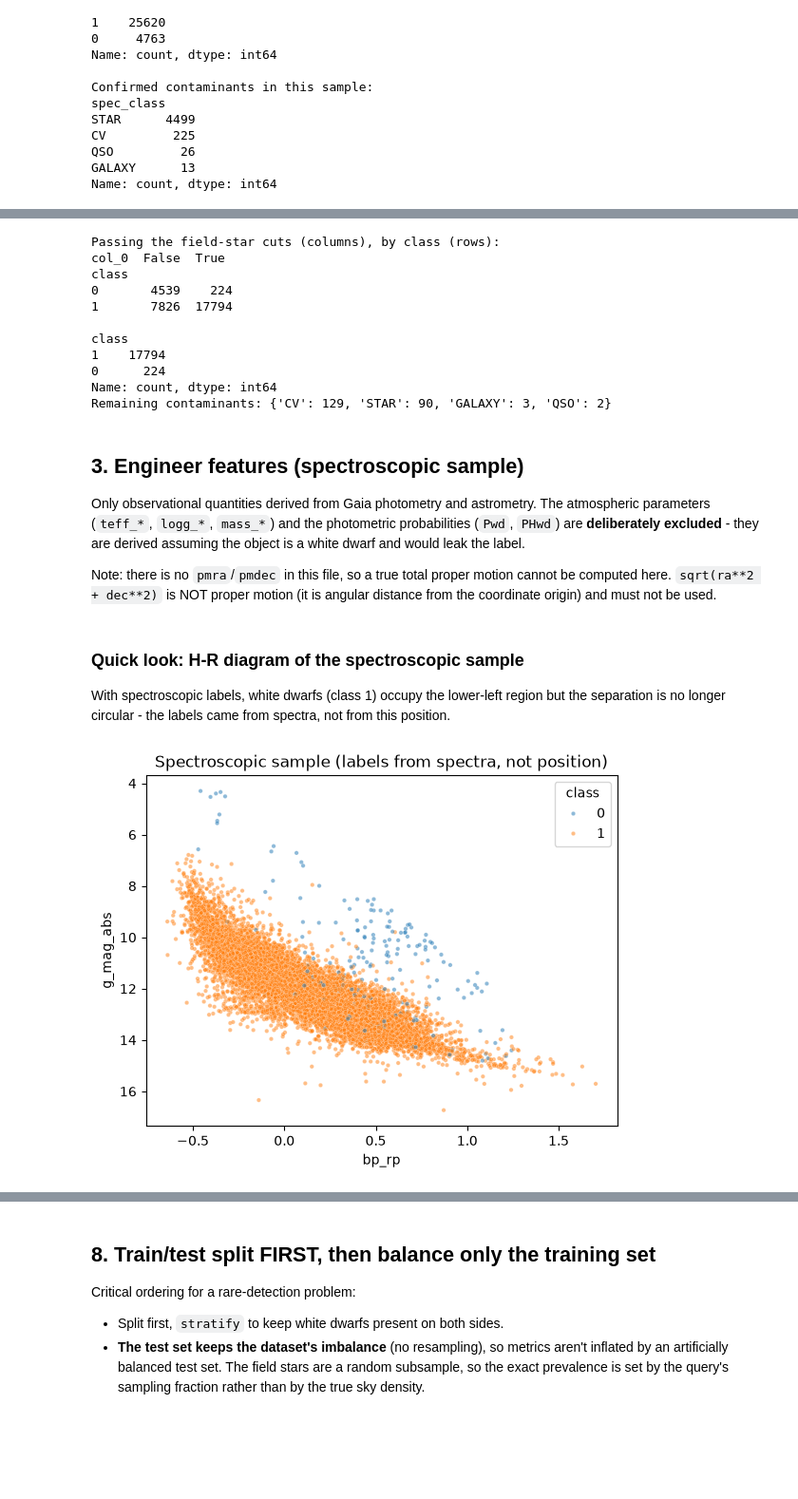
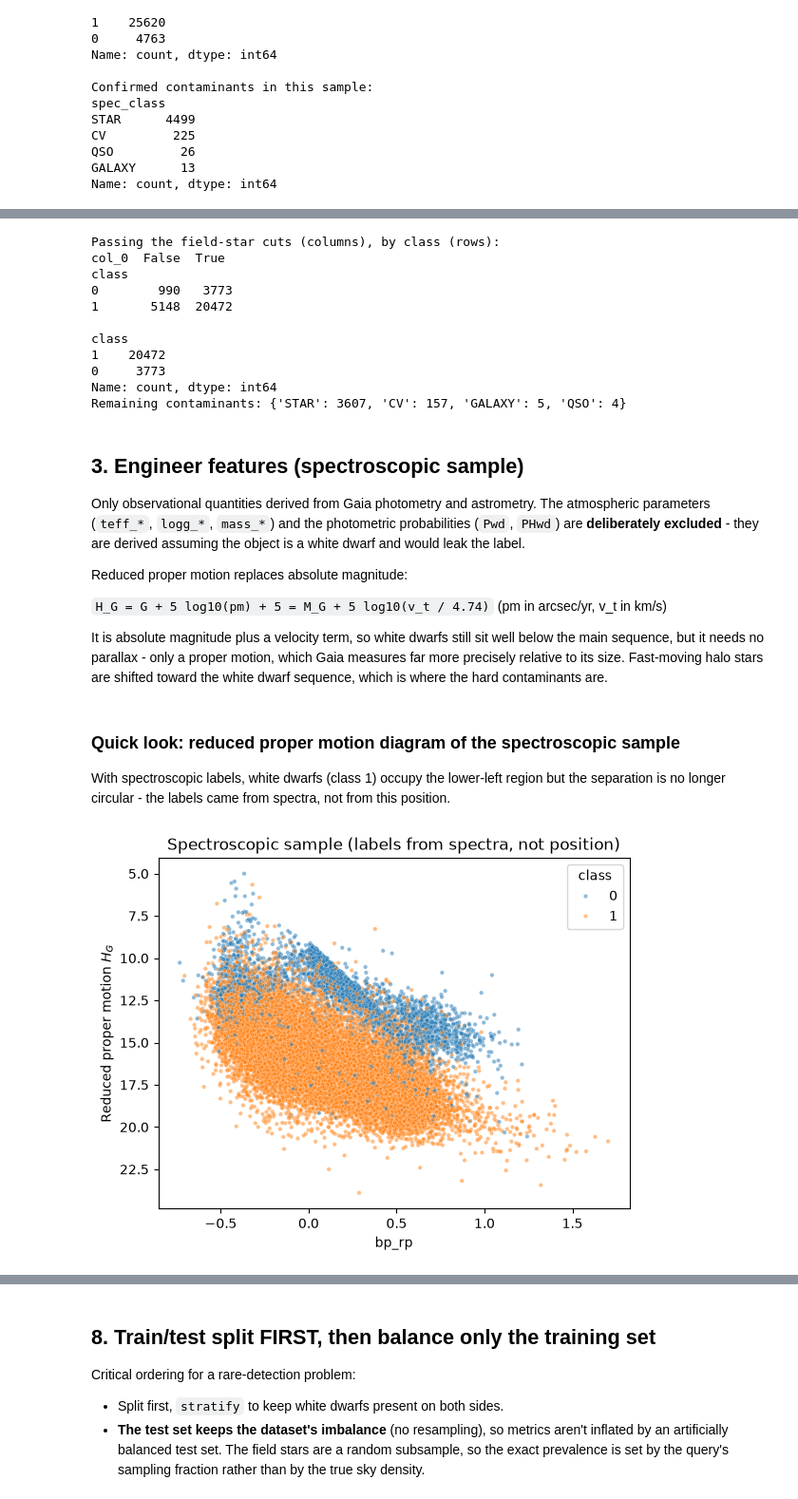
Before and after one commit to DhLYa/WD-Classification, a Jupyter notebook: notebooks/02_wd_classification.ipynb, the cells around one changed output, grey strips where cells are left out. Shown at 95% size. Saved outputs shown, nothing was run; the diff lists cells and outputs as text; code cells hidden in the pictures; blank space fills up the shorter version.

```diff
--- a/notebooks/02_wd_classification.ipynb
+++ b/notebooks/02_wd_classification.ipynb
@@ -141,32 +160,38 @@ both, at the cost of noisier absolute magnitudes.
 # %%
-k = 2.5 / np.log(10)   # converts a magnitude error to flux signal-to-noise
-selection = (
-    (wd_df['parallax'] >= 1)
-    & (wd_df['parallax'] / wd_df['parallax_error'] >= 5)
-    & (k / wd_df['phot_g_mean_mag_error'] >= 50)
-    & (k / wd_df['phot_bp_mean_mag_error'] >= 10)
-    & (k / wd_df['phot_rp_mean_mag_error'] >= 10)
-    & (wd_df['phot_g_mean_mag'] < 20.7)
-)
+def passes_selection(df):
+    """The field-star query's WHERE clause, applied in pandas. Keep in sync with queries/field_v3_pm.sql."""
+    pm_snr = df["pm"]**2 / np.sqrt((df["pmra"] * df["pmra_error"])**2 + (df["pmdec"] * df["pmdec_error"])**2)
+    return (
+        (df["phot_g_mean_mag"] < 20.7)
+        & (df["phot_g_mean_flux_over_error"] >= 50)
+        & (df["phot_bp_mean_flux_over_error"] >= 10)
+        & (df["phot_rp_mean_flux_over_error"] >= 10)
+        & (df["ruwe"] < 1.4)
+        & (pm_snr >= 5)
+        & (df["b"].abs() >= 20) & (df["dec"] >= -10)
+    )
+
+
+selection = passes_selection(wd_df)
 print("Passing the field-star cuts (columns), by class (rows):")
-print(pd.crosstab(wd_df['class'], selection))
+print(pd.crosstab(wd_df["class"], selection))
 
 wd_df = wd_df[selection].copy()
 print()
-print(wd_df['class'].value_counts())
-print("Remaining contaminants:", wd_df.loc[wd_df['class'] == 0, 'spec_class'].value_counts().to_dict())
+print(wd_df["class"].value_counts())
+print("Remaining contaminants:", wd_df.loc[wd_df["class"] == 0, "spec_class"].value_counts().to_dict())
 # %% [output]
 Passing the field-star cuts (columns), by class (rows):
 col_0  False  True
 class
-0       4539    224
-1       7826  17794
+0        990   3773
+1       5148  20472
 
 class
-1    17794
-0      224
+1    20472
+0     3773
 Name: count, dtype: int64
-Remaining contaminants: {'CV': 129, 'STAR': 90, 'GALAXY': 3, 'QSO': 2}
+Remaining contaminants: {'STAR': 3607, 'CV': 157, 'GALAXY': 5, 'QSO': 4}
 # %% [markdown]
 ## 3. Engineer features (spectroscopic sample)
 
@@ -175,25 +200,37 @@ parameters (`teff_*`, `logg_*`, `mass_*`) and the photometric probabilities (`Pw
 **deliberately excluded** - they are derived assuming the object is a white dwarf and would leak
 the label.
 
-Note: there is no `pmra`/`pmdec` in this file, so a true total proper motion cannot be computed
-here. `sqrt(ra**2 + dec**2)` is NOT proper motion (it is angular distance from the coordinate
-origin) and must not be used.
+Reduced proper motion replaces absolute magnitude:
+
+`H_G = G + 5 log10(pm) + 5 = M_G + 5 log10(v_t / 4.74)`   (pm in arcsec/yr, v_t in km/s)
+
+It is absolute magnitude plus a velocity term, so white dwarfs still sit well below the main
+sequence, but it needs no parallax - only a proper motion, which Gaia measures far more precisely
+relative to its size. Fast-moving halo stars are shifted toward the white dwarf sequence, which is
+where the hard contaminants are.
 # %%
-wd_df['g_mag_abs'] = wd_df['phot_g_mean_mag'] - 5 * np.log10(1000 / wd_df['parallax']) + 5
-wd_df['bp_rp'] = wd_df['phot_bp_mean_mag'] - wd_df['phot_rp_mean_mag']
-wd_df['g_rp'] = wd_df['phot_g_mean_mag'] - wd_df['phot_rp_mean_mag']
+def add_features(df):
+    df["bp_rp"] = df["phot_bp_mean_mag"] - df["phot_rp_mean_mag"]
+    df["g_rp"] = df["phot_g_mean_mag"] - df["phot_rp_mean_mag"]
+    # reduced proper motion; pm is in mas/yr, so convert to arcsec/yr
+    df["H_G"] = df["phot_g_mean_mag"] + 5 * np.log10(df["pm"] / 1000) + 5
+    return df
+
+
+wd_df = add_features(wd_df)
 # %% [markdown]
-### Quick look: H-R diagram of the spectroscopic sample
+### Quick look: reduced proper motion diagram of the spectroscopic sample
 
 With spectroscopic labels, white dwarfs (class 1) occupy the lower-left region but the separation
 is no longer circular - the labels came from spectra, not from this position.
 # %%
-ax = sns.scatterplot(data=wd_df, x="bp_rp", y="g_mag_abs", hue="class", alpha=0.5, s=10)
+ax = sns.scatterplot(data=wd_df, x="bp_rp", y="H_G", hue="class", alpha=0.5, s=10)
 ax.invert_yaxis()
+ax.set_ylabel("Reduced proper motion $H_G$")
 ax.set_title("Spectroscopic sample (labels from spectra, not position)")
 plt.show()
 # %% [output]
-[figure, old version]
+[figure, new version]
 # %% [markdown]
 ## 4. Reduce the spectroscopic catalogue to modelling columns
 
```
Also changed, not shown: parts of 32 cells of this notebook, 2 other files.
